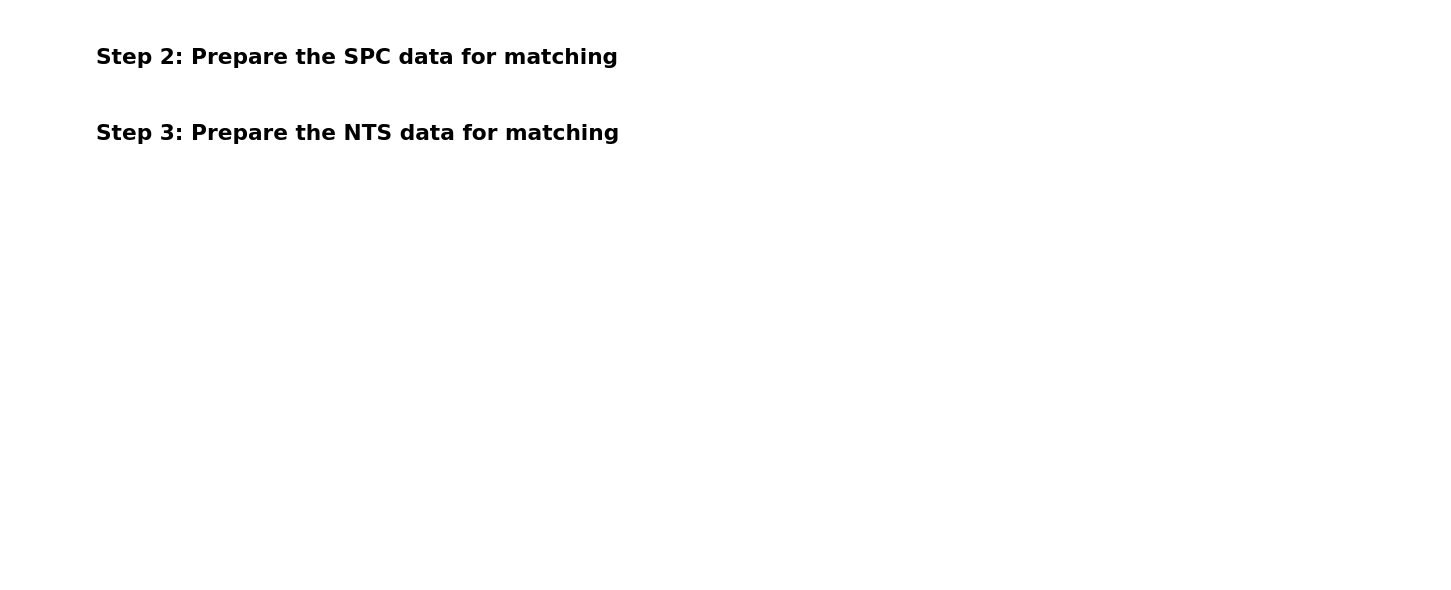
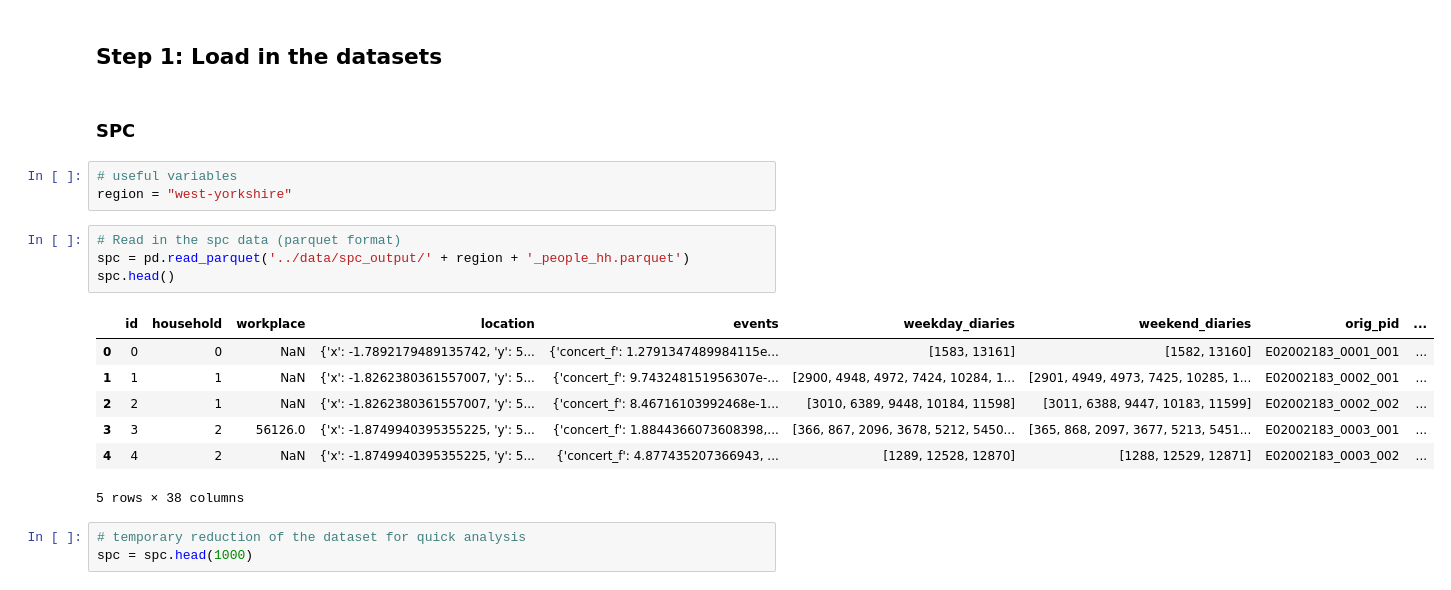
Before and after one commit to Urban-Analytics-Technology-Platform/acbm, a Jupyter notebook: notebooks/statistical_matching.ipynb, the cells around one changed output. Saved outputs shown, nothing was run; the diff lists cells and outputs as text; blank space fills up the shorter version.

Commit message:
preparing data for matching

```diff
--- a/notebooks/statistical_matching.ipynb
+++ b/notebooks/statistical_matching.ipynb
@@ -16,4 +15,22 @@ and (b) our synthetic population. The schema for the synthetic population can be
-# %% [markdown]
-## Step 2: Prepare the SPC data for matching
-# %% [markdown]
-## Step 3: Prepare the NTS data for matching
+# %% [markdown]
+## Step 1: Load in the datasets
+# %% [markdown]
+### SPC
+# %%
+# useful variables
+region = "west-yorkshire"
+# %%
+# Read in the spc data (parquet format)
+spc = pd.read_parquet('../data/spc_output/' + region + '_people_hh.parquet')
+spc.head()
+# %% [output]
+|  | id | household | workplace | location | events | weekday_diaries | weekend_diaries | orig_pid | ... |
+| 0 | 0 | 0 | NaN | {'x': -1.7892179489135742, 'y': 5... | {'concert_f': 1.2791347489984115e... | [1583, 13161] | [1582, 13160] | E02002183_0001_001 | ... |
+| 1 | 1 | 1 | NaN | {'x': -1.8262380361557007, 'y': 5... | {'concert_f': 9.743248151956307e-... | [2900, 4948, 4972, 7424, 10284, 1... | [2901, 4949, 4973, 7425, 10285, 1... | E02002183_0002_001 | ... |
+| 2 | 2 | 1 | NaN | {'x': -1.8262380361557007, 'y': 5... | {'concert_f': 8.46716103992468e-1... | [3010, 6389, 9448, 10184, 11598] | [3011, 6388, 9447, 10183, 11599] | E02002183_0002_002 | ... |
+| 3 | 3 | 2 | 56126.0 | {'x': -1.8749940395355225, 'y': 5... | {'concert_f': 1.8844366073608398,... | [366, 867, 2096, 3678, 5212, 5450... | [365, 868, 2097, 3677, 5213, 5451... | E02002183_0003_001 | ... |
+| 4 | 4 | 2 | NaN | {'x': -1.8749940395355225, 'y': 5... | {'concert_f': 4.877435207366943, ... | [1289, 12528, 12870] | [1288, 12529, 12871] | E02002183_0003_002 | ... |
+5 rows × 38 columns
+# %%
+# temporary reduction of the dataset for quick analysis
+spc = spc.head(1000)
```
Also changed, not shown: parts of 25 cells of this notebook, 1 other file.
